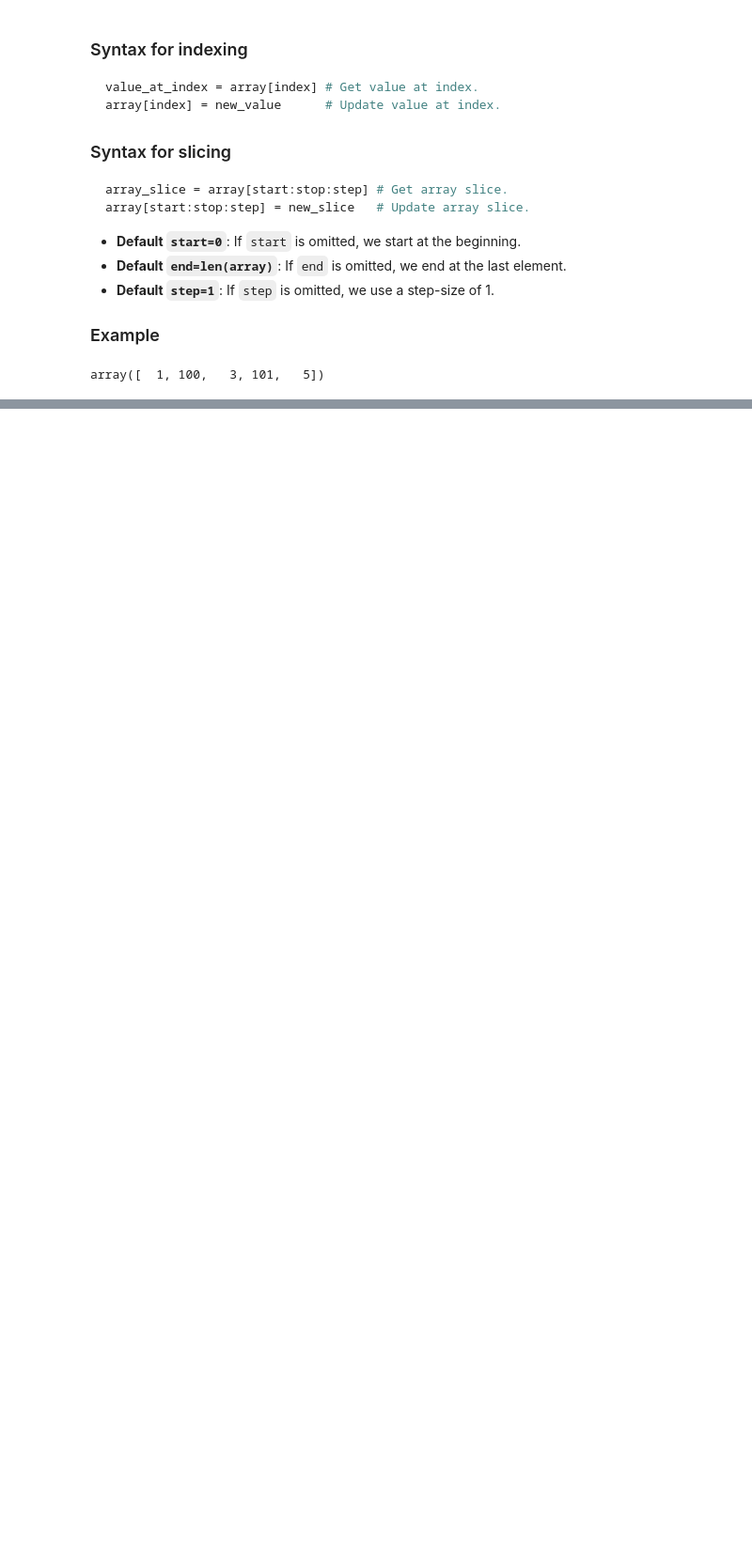
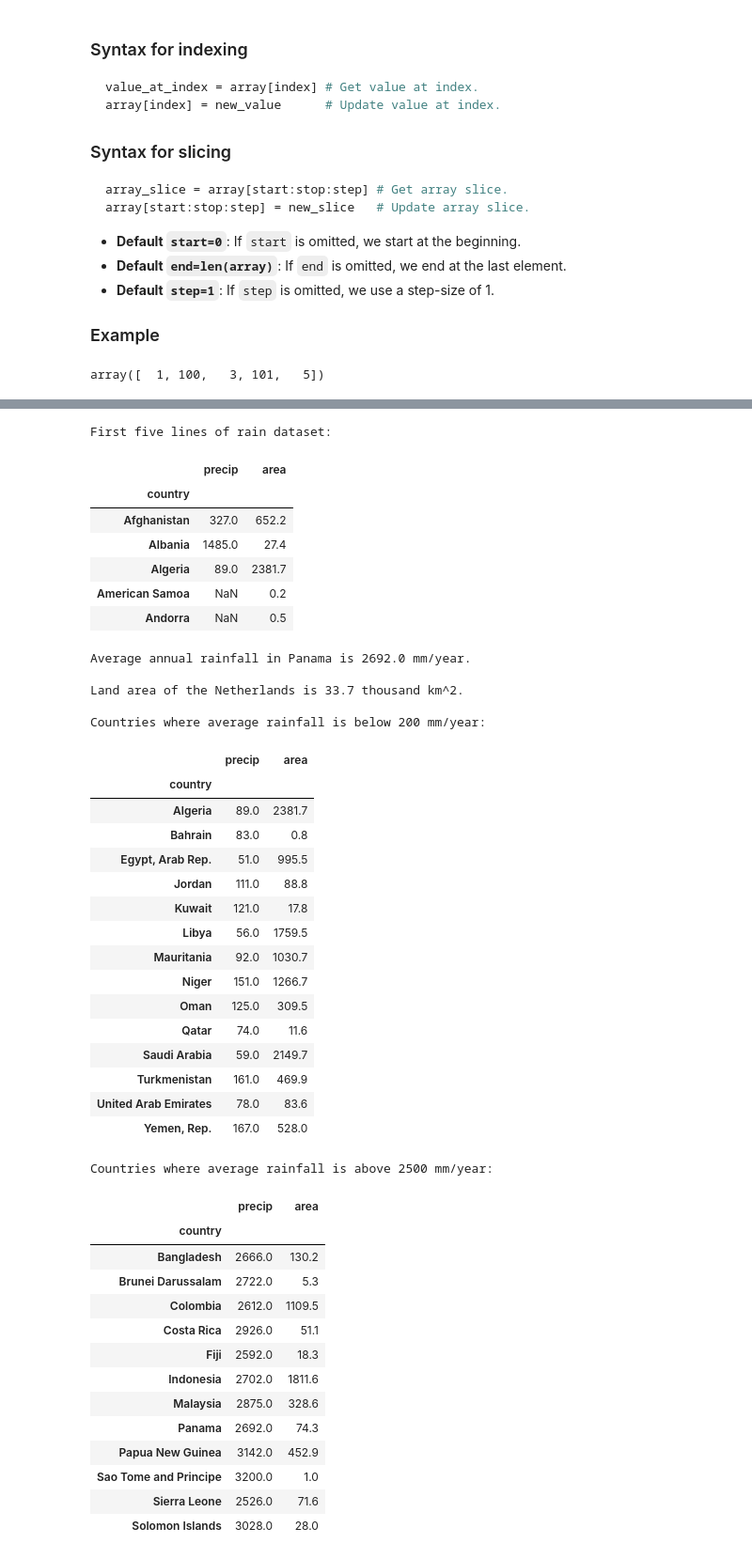
Before and after one commit to bionetslab/python-intro, a Jupyter notebook: data_handling.ipynb, the cells around one changed output, grey strips where cells are left out. Shown: that part at 94% size. Drawn from its saved outputs; the diff is of its cells as text; code cells hidden in the pictures; blank space fills up the shorter version.

```diff
--- a/data_handling.ipynb
+++ b/data_handling.ipynb
@@ -118,0 +530,65 @@ The second but last entry in the array is 40.
+# %%
+rain = pd.read_csv('input/annual_precip.csv', skiprows=2, index_col=0)
+
+print('First five lines of rain dataset:')
+display(rain.head())
+
+print(f"\nAverage annual rainfall in Panama is {rain.loc['Panama','precip']} mm/year.")
+
+print(f"\nLand area of the Netherlands is {rain.loc['Netherlands','area']} thousand km^2.")
+
+print('\nCountries where average rainfall is below 200 mm/year:')
+display(rain[ rain.precip < 200 ])
+
+print('\nCountries where average rainfall is above 2500 mm/year:')
+display(rain[ rain.precip > 2500 ])
+
+print('\nCountries with almost the same rainfall as Netherlands:')
+rainfall_similar_nl = rain[abs(rain.loc['Netherlands','precip'] - rain.precip) < 50]
+display(rainfall_similar_nl)
+rainfall_similar_nl.to_csv('output/rainfall_similar_to_nl.csv')
+# %% [output]
+First five lines of rain dataset:
+|  | precip | area |
+| country |  |  |
+| Afghanistan | 327.0 | 652.2 |
+| Albania | 1485.0 | 27.4 |
+| Algeria | 89.0 | 2381.7 |
+| American Samoa | NaN | 0.2 |
+| Andorra | NaN | 0.5 |
+Average annual rainfall in Panama is 2692.0 mm/year.
+
+Land area of the Netherlands is 33.7 thousand km^2.
+
+Countries where average rainfall is below 200 mm/year:
+|  | precip | area |
+| country |  |  |
+| Algeria | 89.0 | 2381.7 |
+| Bahrain | 83.0 | 0.8 |
+| Egypt, Arab Rep. | 51.0 | 995.5 |
+| Jordan | 111.0 | 88.8 |
+| Kuwait | 121.0 | 17.8 |
+| Libya | 56.0 | 1759.5 |
+| Mauritania | 92.0 | 1030.7 |
+| Niger | 151.0 | 1266.7 |
+| Oman | 125.0 | 309.5 |
+| Qatar | 74.0 | 11.6 |
+| Saudi Arabia | 59.0 | 2149.7 |
+| Turkmenistan | 161.0 | 469.9 |
+| United Arab Emirates | 78.0 | 83.6 |
+| Yemen, Rep. | 167.0 | 528.0 |
+Countries where average rainfall is above 2500 mm/year:
+|  | precip | area |
+| country |  |  |
+| Bangladesh | 2666.0 | 130.2 |
+| Brunei Darussalam | 2722.0 | 5.3 |
+| Colombia | 2612.0 | 1109.5 |
+| Costa Rica | 2926.0 | 51.1 |
+| Fiji | 2592.0 | 18.3 |
+| Indonesia | 2702.0 | 1811.6 |
+| Malaysia | 2875.0 | 328.6 |
+| Panama | 2692.0 | 74.3 |
+| Papua New Guinea | 3142.0 | 452.9 |
+| Sao Tome and Principe | 3200.0 | 1.0 |
+| Sierra Leone | 2526.0 | 71.6 |
+| Solomon Islands | 3028.0 | 28.0 |
```
Also changed, not shown: parts of 55 cells of this notebook, 3 other files.
